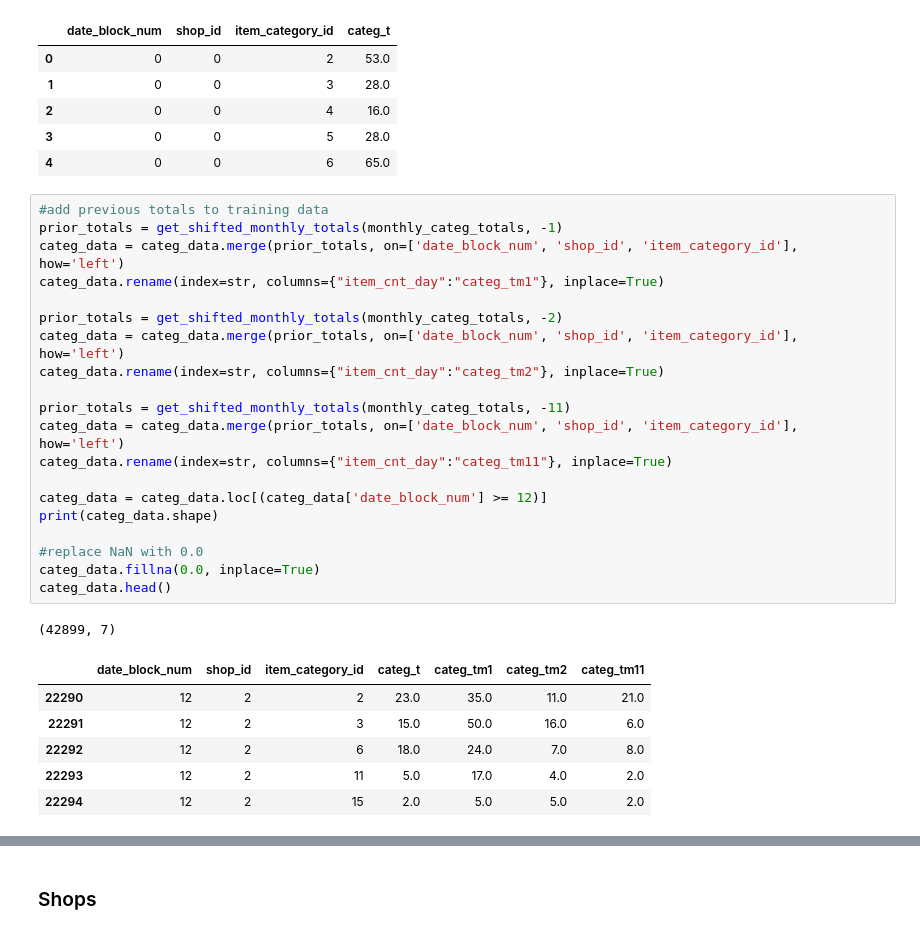
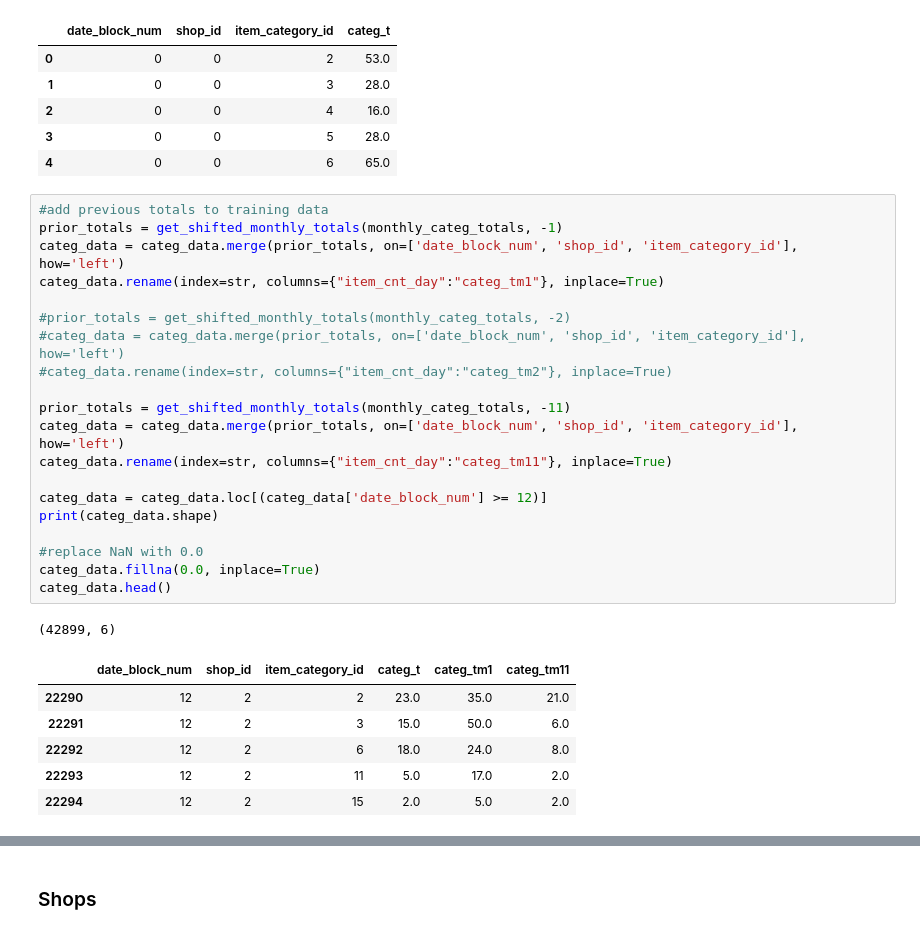
Before and after one commit to dylan-chu/Machine-Learning-Capstone, a Jupyter notebook: data_preparation.ipynb, the cells around one changed output, grey strips where cells are left out. Cells and saved outputs as stored; diff of their text form.

```diff
--- a/data_preparation.ipynb
+++ b/data_preparation.ipynb
@@ -153,31 +165,31 @@ categ_data.head()
 # %%
 #add previous totals to training data
 prior_totals = get_shifted_monthly_totals(monthly_categ_totals, -1)
 categ_data = categ_data.merge(prior_totals, on=['date_block_num', 'shop_id', 'item_category_id'], how='left')
 categ_data.rename(index=str, columns={"item_cnt_day":"categ_tm1"}, inplace=True)
 
-prior_totals = get_shifted_monthly_totals(monthly_categ_totals, -2)
-categ_data = categ_data.merge(prior_totals, on=['date_block_num', 'shop_id', 'item_category_id'], how='left')
-categ_data.rename(index=str, columns={"item_cnt_day":"categ_tm2"}, inplace=True)
+#prior_totals = get_shifted_monthly_totals(monthly_categ_totals, -2)
+#categ_data = categ_data.merge(prior_totals, on=['date_block_num', 'shop_id', 'item_category_id'], how='left')
+#categ_data.rename(index=str, columns={"item_cnt_day":"categ_tm2"}, inplace=True)
 
 prior_totals = get_shifted_monthly_totals(monthly_categ_totals, -11)
 categ_data = categ_data.merge(prior_totals, on=['date_block_num', 'shop_id', 'item_category_id'], how='left')
 categ_data.rename(index=str, columns={"item_cnt_day":"categ_tm11"}, inplace=True)
 
 categ_data = categ_data.loc[(categ_data['date_block_num'] >= 12)]
 print(categ_data.shape)
 
 #replace NaN with 0.0
 categ_data.fillna(0.0, inplace=True)
 categ_data.head()
 # %% [output]
-(42899, 7)
+(42899, 6)
-|  | date_block_num | shop_id | item_category_id | categ_t | categ_tm1 | categ_tm2 | categ_tm11 |
-| 22290 | 12 | 2 | 2 | 23.0 | 35.0 | 11.0 | 21.0 |
-| 22291 | 12 | 2 | 3 | 15.0 | 50.0 | 16.0 | 6.0 |
-| 22292 | 12 | 2 | 6 | 18.0 | 24.0 | 7.0 | 8.0 |
-| 22293 | 12 | 2 | 11 | 5.0 | 17.0 | 4.0 | 2.0 |
-| 22294 | 12 | 2 | 15 | 2.0 | 5.0 | 5.0 | 2.0 |
+|  | date_block_num | shop_id | item_category_id | categ_t | categ_tm1 | categ_tm11 |
+| 22290 | 12 | 2 | 2 | 23.0 | 35.0 | 21.0 |
+| 22291 | 12 | 2 | 3 | 15.0 | 50.0 | 6.0 |
+| 22292 | 12 | 2 | 6 | 18.0 | 24.0 | 8.0 |
+| 22293 | 12 | 2 | 11 | 5.0 | 17.0 | 2.0 |
+| 22294 | 12 | 2 | 15 | 2.0 | 5.0 | 2.0 |
 # %%
 training_data = training_data.merge(items, on=['item_id'], how='left').drop('item_name', axis=1)
 training_data.head()
```
Also changed, not shown: parts of 13 cells of this notebook, 1 other file.
